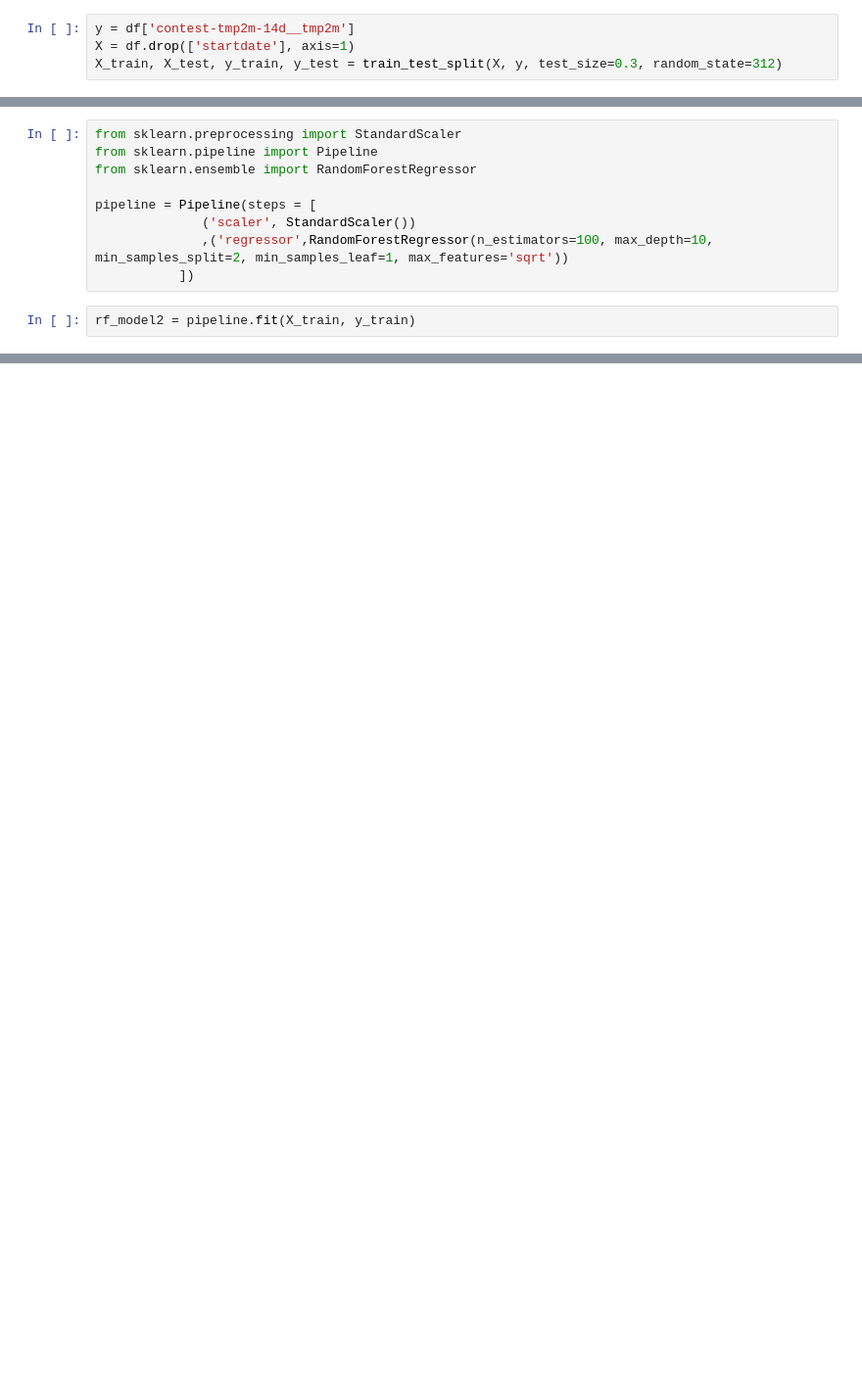
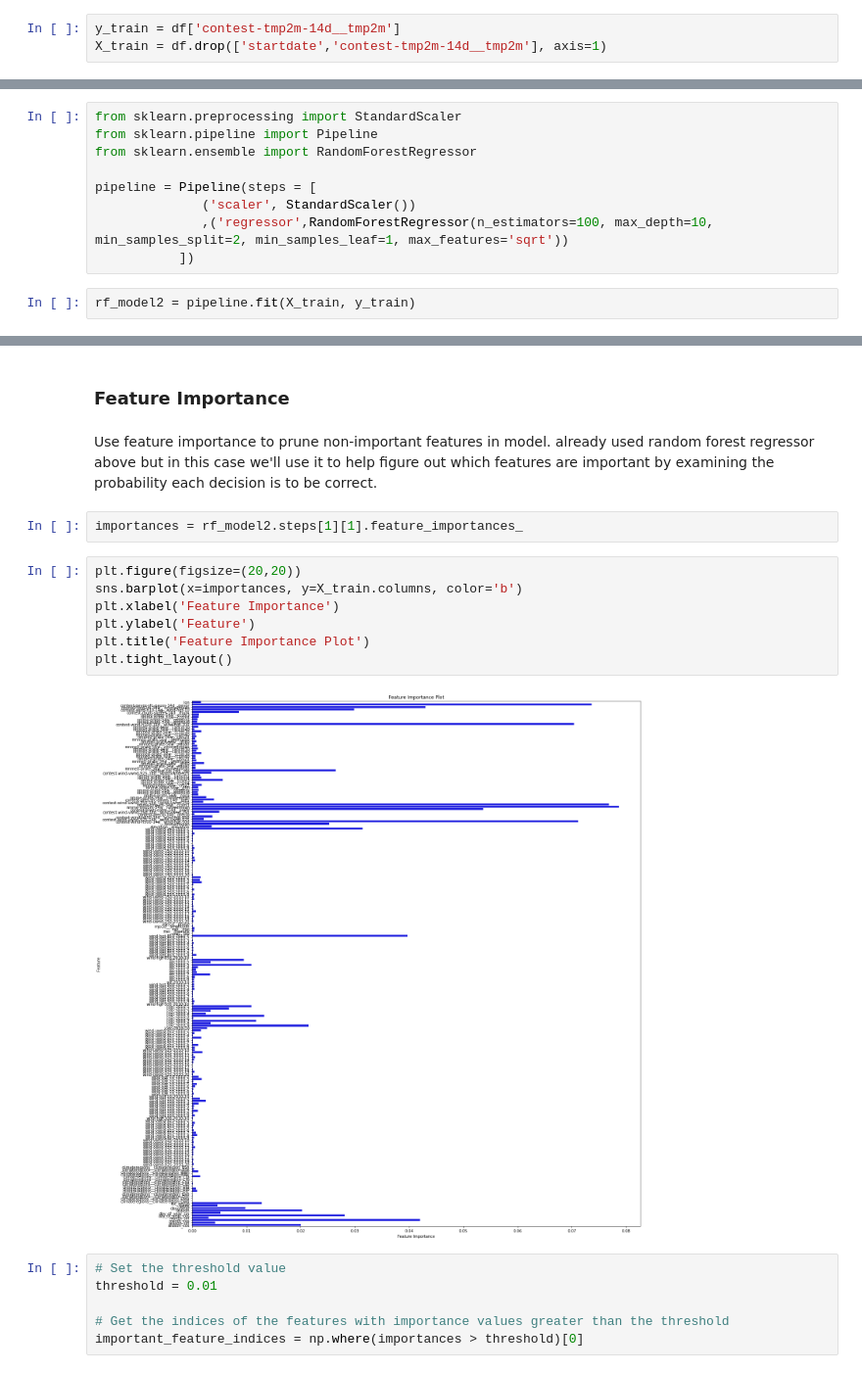
Before and after one commit to JJD129/AgriEnergyWiDS2023, a Jupyter notebook: RF_Reg.ipynb, the cells around one changed output, grey strips where cells are left out. Shown at 98% size. Saved outputs shown, nothing was run; the diff lists cells and outputs as text; blank space fills up the shorter version.

```diff
--- a/RF_Reg.ipynb
+++ b/RF_Reg.ipynb
@@ -299,6 +311,5 @@ THE ACTUAL TEST DATASET HAS A TIME FEATURE TRANSFORMATION (testdf). DON'T FORGET
 # %% [markdown]
 ### Model
 # %%
-y = df['contest-tmp2m-14d__tmp2m']
-X = df.drop(['startdate'], axis=1)
-X_train, X_test, y_train, y_test = train_test_split(X, y, test_size=0.3, random_state=312)
+y_train = df['contest-tmp2m-14d__tmp2m']
+X_train = df.drop(['startdate','contest-tmp2m-14d__tmp2m'], axis=1)
@@ -346,0 +370,21 @@ Test Performance: 0.9869558748057607
+# %% [markdown]
+### Feature Importance
+# %% [markdown]
+Use feature importance to prune non-important features in model. already used random forest regressor above but in this case we'll use it to help figure out which features are important by examining the probability each decision is to be correct.
+# %%
+importances = rf_model2.steps[1][1].feature_importances_
+# %%
+plt.figure(figsize=(20,20))
+sns.barplot(x=importances, y=X_train.columns, color='b')
+plt.xlabel('Feature Importance')
+plt.ylabel('Feature')
+plt.title('Feature Importance Plot')
+plt.tight_layout()
+# %% [output]
+[figure, added]
+# %%
+# Set the threshold value
+threshold = 0.01
+
+# Get the indices of the features with importance values greater than the threshold
+important_feature_indices = np.where(importances > threshold)[0]
```
Also changed, not shown: parts of 24 cells of this notebook.
